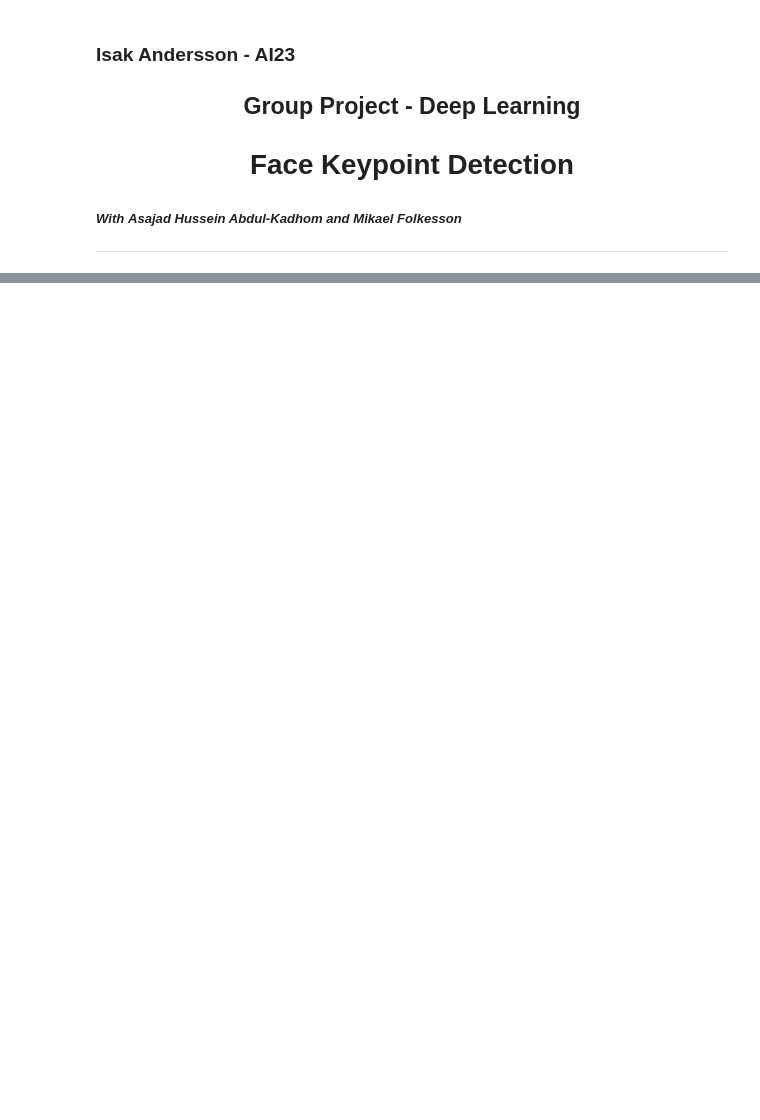
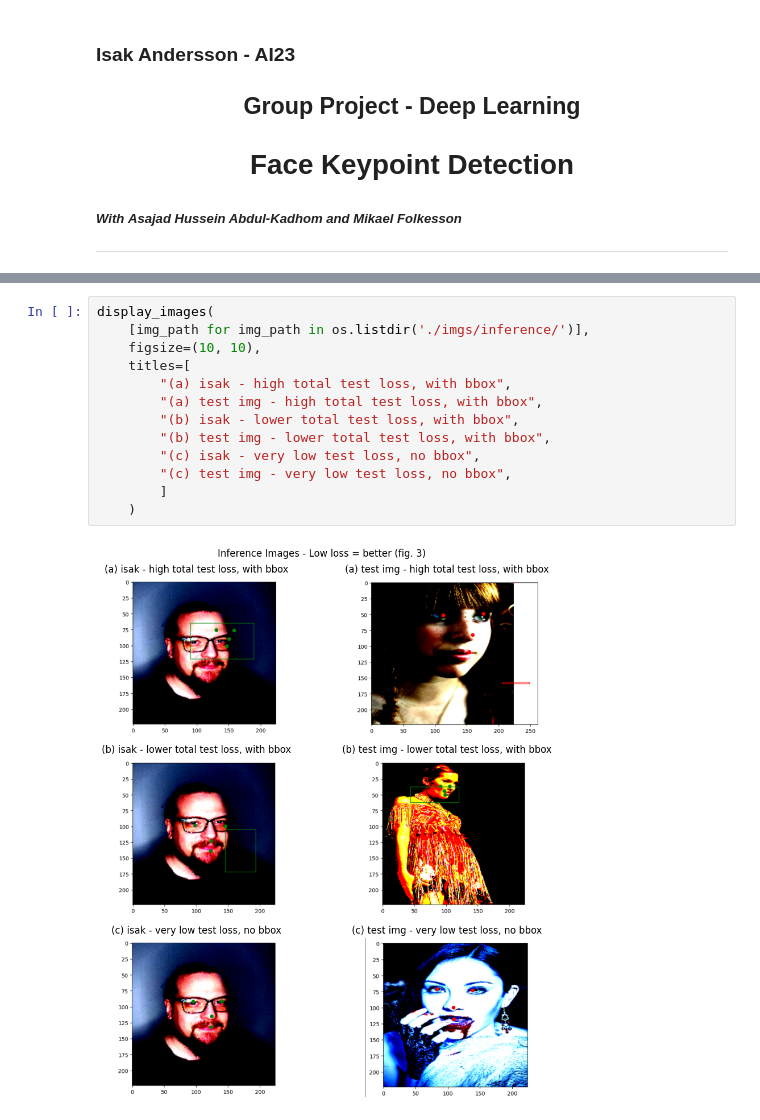
Before and after one commit to Zeepat/face-keypoint-detection, a Jupyter notebook: isak/RAPPORT_ISAK.ipynb, the cells around one changed output, grey strips where cells are left out. Drawn from its saved outputs; the diff is of its cells as text; blank space fills up the shorter version.

```diff
--- a/isak/RAPPORT_ISAK.ipynb
+++ b/isak/RAPPORT_ISAK.ipynb
@@ -289,0 +355,15 @@ Kanske beskriv hjälpmedel här, eller under *Method*
+# %%
+display_images(
+    [img_path for img_path in os.listdir('./imgs/inference/')],
+    figsize=(10, 10),
+    titles=[
+        "(a) isak - high total test loss, with bbox",
+        "(a) test img - high total test loss, with bbox",
+        "(b) isak - lower total test loss, with bbox",
+        "(b) test img - lower total test loss, with bbox",
+        "(c) isak - very low test loss, no bbox",
+        "(c) test img - very low test loss, no bbox",
+        ]
+    )
+# %% [output]
+[figure, added]
```
Also changed, not shown: parts of 14 cells of this notebook, 11 other files.
